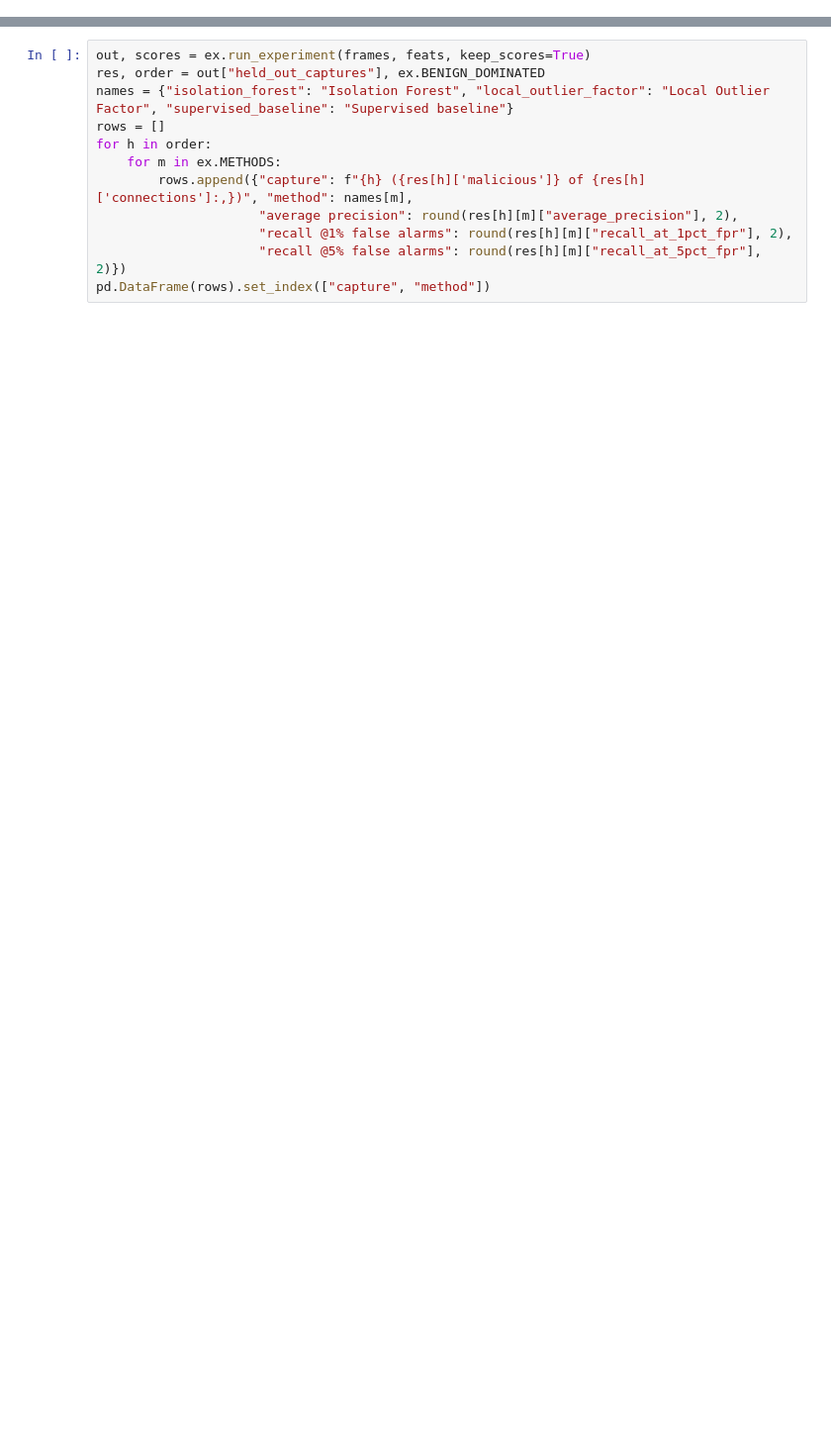
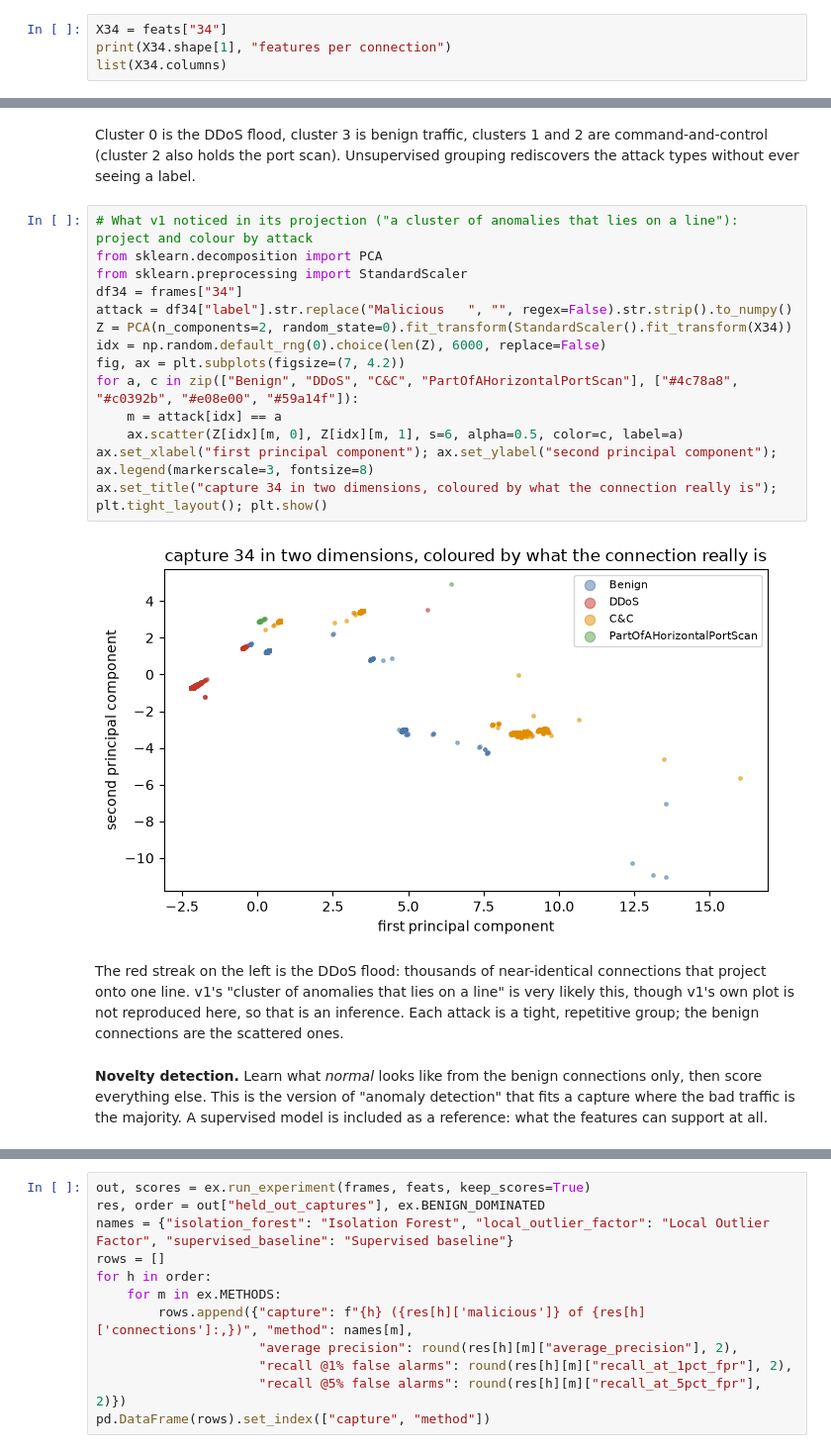
Before and after one commit to G-Eskayo/ML_unsupervised_learning-anomaly-detection-project, a Jupyter notebook: anomaly_detection_v2.ipynb, the cells around one changed output, grey strips where cells are left out. Shown at 99% size. Cells and saved outputs as stored; diff of their text form; blank space fills up the shorter version.

```diff
--- a/anomaly_detection_v2.ipynb
+++ b/anomaly_detection_v2.ipynb
@@ -142,0 +58,4 @@ Every mostly-benign capture held out in turn, three methods:
+# %%
+X34 = feats["34"]
+print(X34.shape[1], "features per connection")
+list(X34.columns)
@@ -142,0 +116,27 @@ Every mostly-benign capture held out in turn, three methods:
+# %% [markdown]
+Cluster 0 is the DDoS flood, cluster 3 is benign traffic, clusters 1 and 2 are command-and-control (cluster 2 also holds the port
+scan). Unsupervised grouping rediscovers the attack types without ever seeing a label.
+# %%
+# What v1 noticed in its projection ("a cluster of anomalies that lies on a line"): project and colour by attack
+from sklearn.decomposition import PCA
+from sklearn.preprocessing import StandardScaler
+df34 = frames["34"]
+attack = df34["label"].str.replace("Malicious   ", "", regex=False).str.strip().to_numpy()
+Z = PCA(n_components=2, random_state=0).fit_transform(StandardScaler().fit_transform(X34))
+idx = np.random.default_rng(0).choice(len(Z), 6000, replace=False)
+fig, ax = plt.subplots(figsize=(7, 4.2))
+for a, c in zip(["Benign", "DDoS", "C&C", "PartOfAHorizontalPortScan"], ["#4c78a8", "#c0392b", "#e08e00", "#59a14f"]):
+    m = attack[idx] == a
+    ax.scatter(Z[idx][m, 0], Z[idx][m, 1], s=6, alpha=0.5, color=c, label=a)
+ax.set_xlabel("first principal component"); ax.set_ylabel("second principal component"); ax.legend(markerscale=3, fontsize=8)
+ax.set_title("capture 34 in two dimensions, coloured by what the connection really is"); plt.tight_layout(); plt.show()
+# %% [output]
+[figure, added]
+# %% [markdown]
+The red streak on the left is the DDoS flood: thousands of near-identical connections that project onto one line. v1's "cluster
+of anomalies that lies on a line" is very likely this, though v1's own plot is not reproduced here, so that is an inference. Each
+attack is a tight, repetitive group; the benign connections are the scattered ones.
+# %% [markdown]
+**Novelty detection.** Learn what *normal* looks like from the benign connections only, then score everything else. This is
+the version of "anomaly detection" that fits a capture where the bad traffic is the majority. A supervised model is included as a
+reference: what the features can support at all.
```
Also changed, not shown: parts of 45 cells of this notebook, 9 other files.
